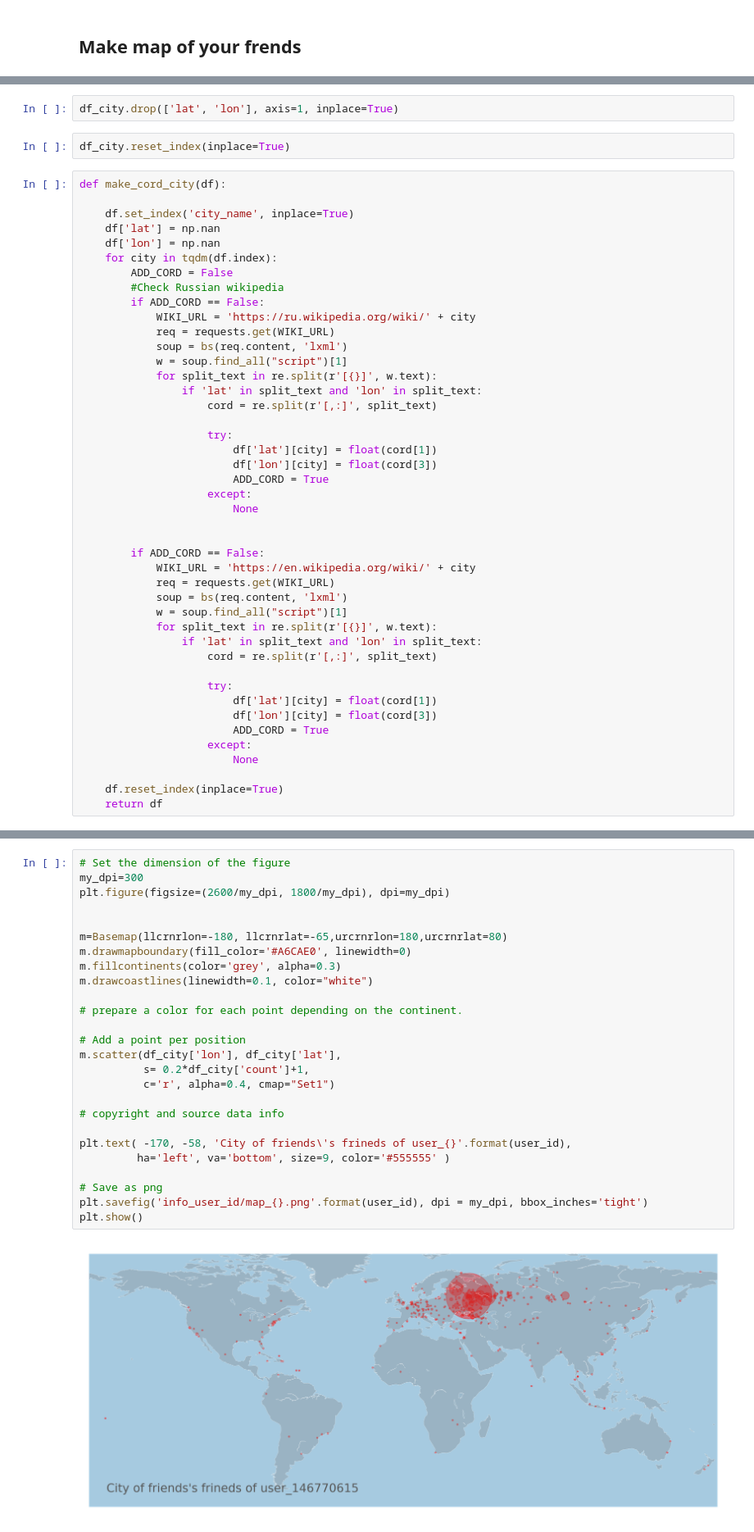
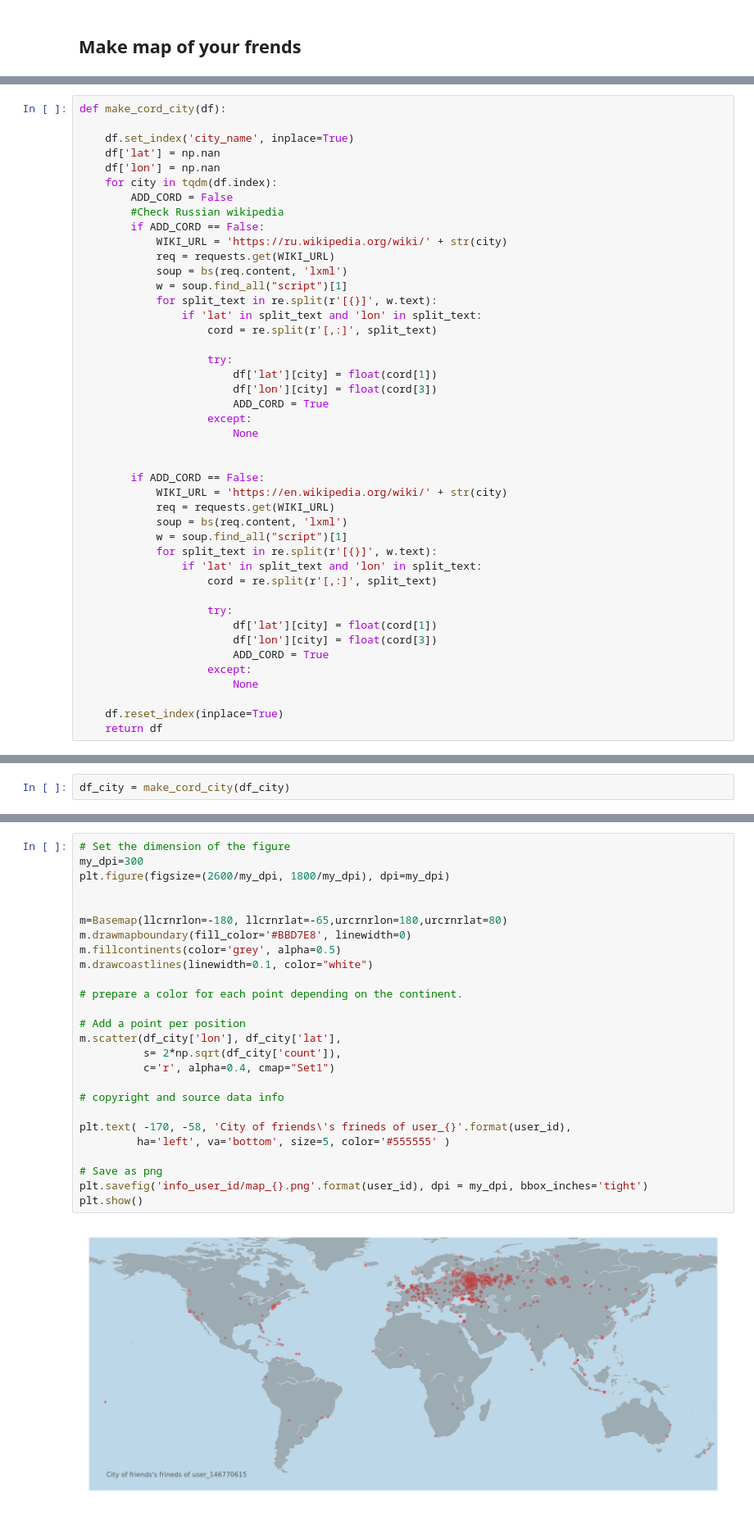
Before and after one commit to Tismoney/vk-graph, a Jupyter notebook: vk_api.ipynb, the cells around one changed output, grey strips where cells are left out. Shown: that part at 82% size. Cells and saved outputs as stored; diff of their text form.

```diff
--- a/vk_api.ipynb
+++ b/vk_api.ipynb
@@ -244,7 +295,3 @@ warnings.simplefilter("ignore")
-# %%
-df_city.drop(['lat', 'lon'], axis=1, inplace=True)
-# %%
-df_city.reset_index(inplace=True)
 # %%
 def make_cord_city(df):
 
@@ -255,7 +302,7 @@ def make_cord_city(df):
         ADD_CORD = False
         #Check Russian wikipedia
         if ADD_CORD == False:
-            WIKI_URL = 'https://ru.wikipedia.org/wiki/' + city
+            WIKI_URL = 'https://ru.wikipedia.org/wiki/' + str(city)
             req = requests.get(WIKI_URL)
             soup = bs(req.content, 'lxml')
             w = soup.find_all("script")[1]
@@ -272,7 +319,7 @@ def make_cord_city(df):
 
 
         if ADD_CORD == False:
-            WIKI_URL = 'https://en.wikipedia.org/wiki/' + city
+            WIKI_URL = 'https://en.wikipedia.org/wiki/' + str(city)
             req = requests.get(WIKI_URL)
             soup = bs(req.content, 'lxml')
             w = soup.find_all("script")[1]
@@ -326,0 +339,2 @@ from mpl_toolkits.basemap import Basemap
+# %%
+df_city = make_cord_city(df_city)
@@ -327,28 +345,28 @@ from mpl_toolkits.basemap import Basemap
 # %%
 # Set the dimension of the figure
 my_dpi=300
 plt.figure(figsize=(2600/my_dpi, 1800/my_dpi), dpi=my_dpi)
 
 
 m=Basemap(llcrnrlon=-180, llcrnrlat=-65,urcrnrlon=180,urcrnrlat=80)
-m.drawmapboundary(fill_color='#A6CAE0', linewidth=0)
-m.fillcontinents(color='grey', alpha=0.3)
+m.drawmapboundary(fill_color='#BBD7E8', linewidth=0)
+m.fillcontinents(color='grey', alpha=0.5)
 m.drawcoastlines(linewidth=0.1, color="white")
 
 # prepare a color for each point depending on the continent.
 
 # Add a point per position
 m.scatter(df_city['lon'], df_city['lat'],
-          s= 0.2*df_city['count']+1,
+          s= 2*np.sqrt(df_city['count']),
           c='r', alpha=0.4, cmap="Set1")
 
 # copyright and source data info
 
 plt.text( -170, -58, 'City of friends\'s frineds of user_{}'.format(user_id),
-         ha='left', va='bottom', size=9, color='#555555' )
+         ha='left', va='bottom', size=5, color='#555555' )
 
 # Save as png
 plt.savefig('info_user_id/map_{}.png'.format(user_id), dpi = my_dpi, bbox_inches='tight')
 plt.show()
 # %% [output]
-[figure, old version]
+[figure, new version]
```
Also changed, not shown: parts of 21 cells of this notebook, 1 other file.
